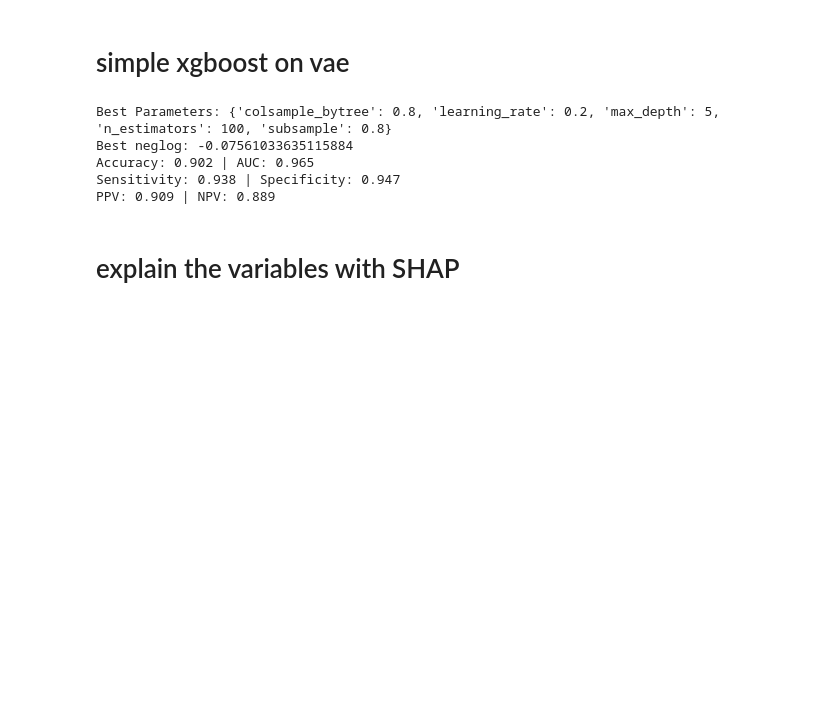
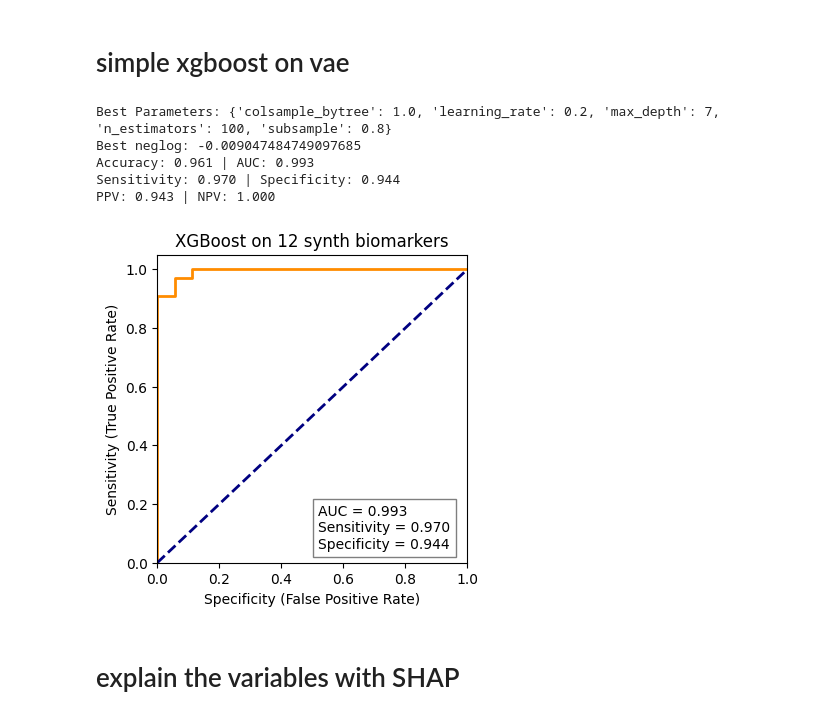
Before and after one commit to andreakiro/delirium-pub, a Jupyter notebook: v2/modeling.ipynb, the cells around one changed output. Drawn from its saved outputs; the diff is of its cells as text; code cells hidden in the pictures; blank space fills up the shorter version.

```diff
--- a/v2/modeling.ipynb
+++ b/v2/modeling.ipynb
@@ -40,7 +41,15 @@ def evaluate_model(y_true, y_pred, y_pred_proba):
         'sensitivity': sensitivity,
         'specificity': specificity,
         'ppv': ppv,
-        'npv': npv
+        'npv': npv,
+        'fpr': fpr,
+        'tpr': tpr,
+        'thresholds': thresholds,
+        'optimal_idx': optimal_idx,
+        'tn': tn,
+        'fp': fp,
+        'fn': fn,
+        'tp': tp,
     }
 # %% [markdown]
 # simple xgboost on vae
@@ -67,13 +76,40 @@ yhat = model.predict(Xt)
 yhat_proba = model.predict_proba(Xt)[:, 1]
 
 # Evaluate model
-_ = evaluate_model(yt, yhat, yhat_proba)
+metrics = evaluate_model(yt, yhat, yhat_proba)
 # %% [output]
-Best Parameters: {'colsample_bytree': 0.8, 'learning_rate': 0.2, 'max_depth': 5, 'n_estimators': 100, 'subsample': 0.8}
-Best neglog: -0.07561033635115884
-Accuracy: 0.902 | AUC: 0.965
-Sensitivity: 0.938 | Specificity: 0.947
-PPV: 0.909 | NPV: 0.889
+Best Parameters: {'colsample_bytree': 1.0, 'learning_rate': 0.2, 'max_depth': 7, 'n_estimators': 100, 'subsample': 0.8}
+Best neglog: -0.009047484749097685
+Accuracy: 0.961 | AUC: 0.993
+Sensitivity: 0.970 | Specificity: 0.944
+PPV: 0.943 | NPV: 1.000
+# %%
+# Plotting
+fpr = metrics['fpr']
+tpr = metrics['tpr']
+roc_auc = metrics['auc']
+sensitivity = metrics['sensitivity']
+specificity = metrics['specificity']
+plt.figure(figsize=(4, 4))
+plt.plot(fpr, tpr, color='darkorange', lw=2, label='ROC curve (area = %0.2f)' % roc_auc)
+plt.plot([0, 1], [0, 1], color='navy', lw=2, linestyle='--')
+plt.xlim([0.0, 1.0])
+plt.ylim([0.0, 1.05])
+plt.xlabel('Specificity (False Positive Rate)')
+plt.ylabel('Sensitivity (True Positive Rate)')
+plt.title('XGBoost on 12 synth biomarkers')
+#plt.legend(loc="lower right")
+
+# Add custom text box
+plt.text(0.52, 0.05, 'AUC = %0.3f\nSensitivity = %0.3f\nSpecificity = %0.3f' % (roc_auc, sensitivity, specificity),
+         bbox=dict(facecolor='white', alpha=0.5))
+
+# save fig as pdf
+plt.savefig('roc-top12-xgboost-vae.pdf', format='pdf', bbox_inches='tight')
+plt.show()
+plt.close()
+# %% [output]
+[figure, added]
 # %% [markdown]
 # explain the variables with SHAP
 # %%
```
Also changed, not shown: parts of 3 cells of this notebook, 6 other files.
